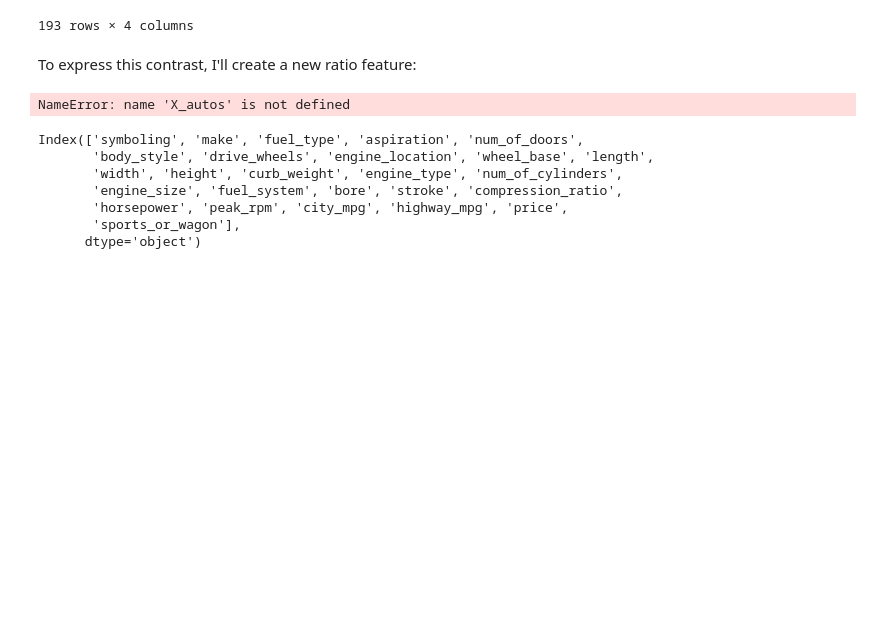
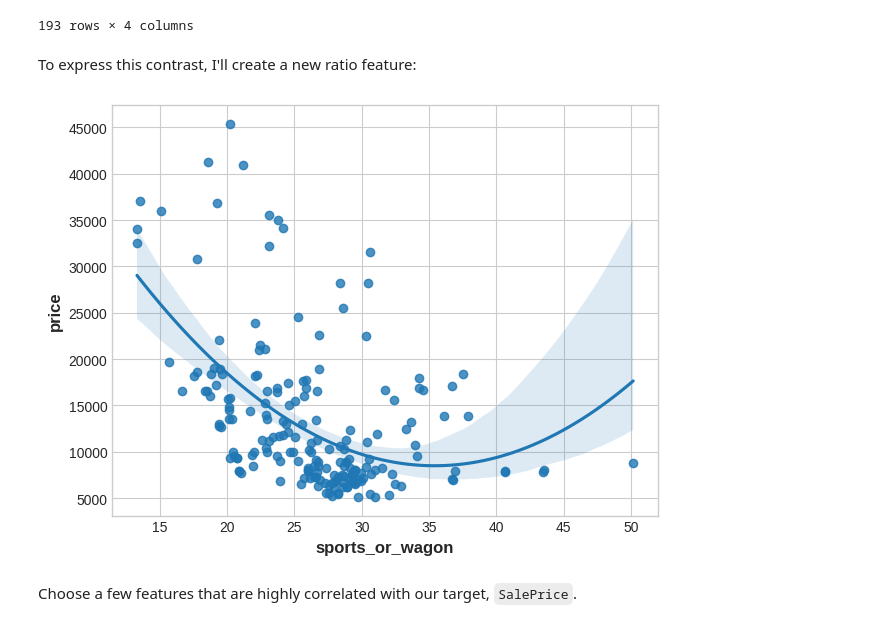
Before and after one commit to oktavianuu/machine-learning-notes, a Jupyter notebook: feature-engineering/creating_feature.ipynb, the cells around one changed output. Drawn from its saved outputs; the diff is of its cells as text; code cells hidden in the pictures; blank space fills up the shorter version.

```diff
--- a/feature-engineering/creating_feature.ipynb
+++ b/feature-engineering/creating_feature.ipynb
@@ -596,17 +596,7 @@ df_autos.loc[idx, cols]
 # %% [markdown]
 To express this contrast, I'll create a new ratio feature:
 # %%
-df_autos["sports_or_wagon"] = X_autos.curb_weight / X_autos.horsepower
-sns.regplot(X_autos_pca="sports_or_wagon", y = "price", data=df_autos, order=2);
+df_autos["sports_or_wagon"] = X.curb_weight / X.horsepower
+sns.regplot(x="sports_or_wagon", y = "price", data=df_autos, order=2);
 # %% [output]
-NameError: name 'X_autos' is not defined
+[figure, added]
-# %%
-df_autos.columns
-# %% [output]
-Index(['symboling', 'make', 'fuel_type', 'aspiration', 'num_of_doors',
-       'body_style', 'drive_wheels', 'engine_location', 'wheel_base', 'length',
-       'width', 'height', 'curb_weight', 'engine_type', 'num_of_cylinders',
-       'engine_size', 'fuel_system', 'bore', 'stroke', 'compression_ratio',
-       'horsepower', 'peak_rpm', 'city_mpg', 'highway_mpg', 'price',
-       'sports_or_wagon'],
-      dtype='object')
@@ -612,0 +668,2 @@ Index(['symboling', 'make', 'fuel_type', 'aspiration', 'num_of_doors',
+# %% [markdown]
+Choose a few features that are highly correlated with our target, `SalePrice`.
```
Also changed, not shown: parts of 5 cells of this notebook.
